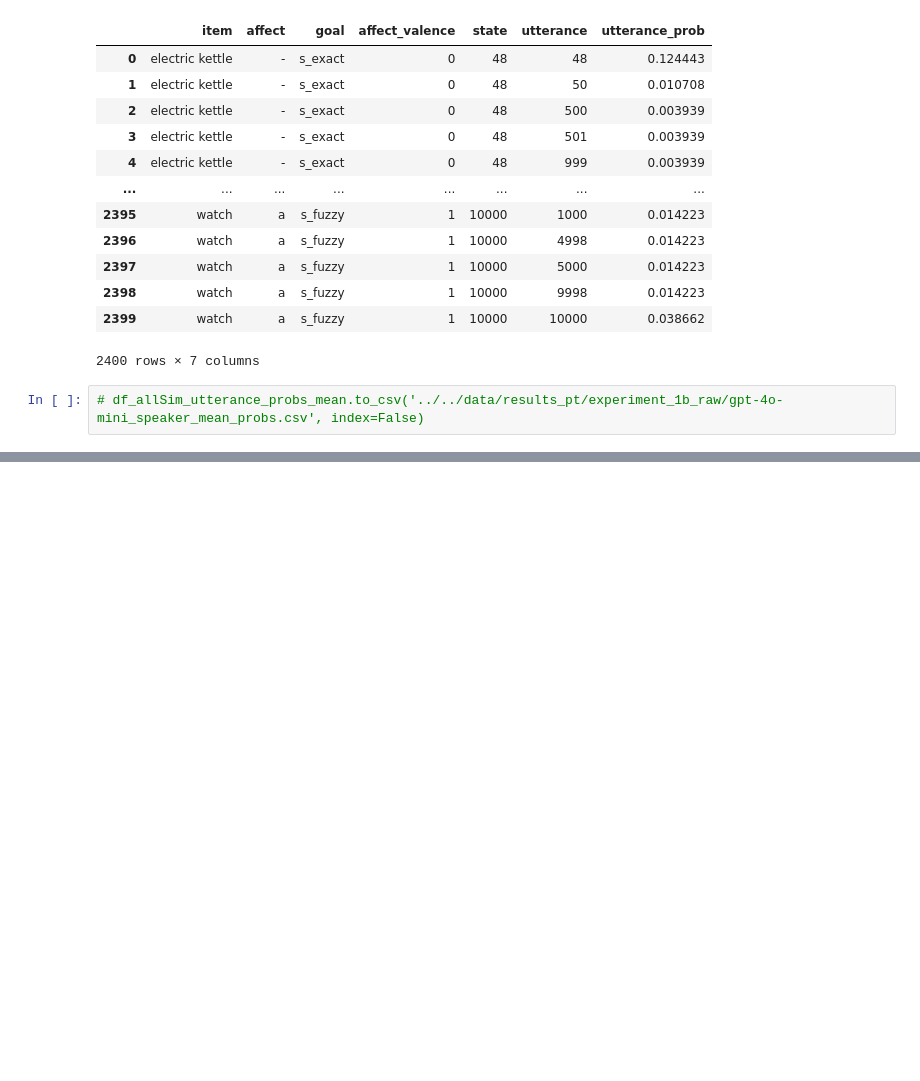
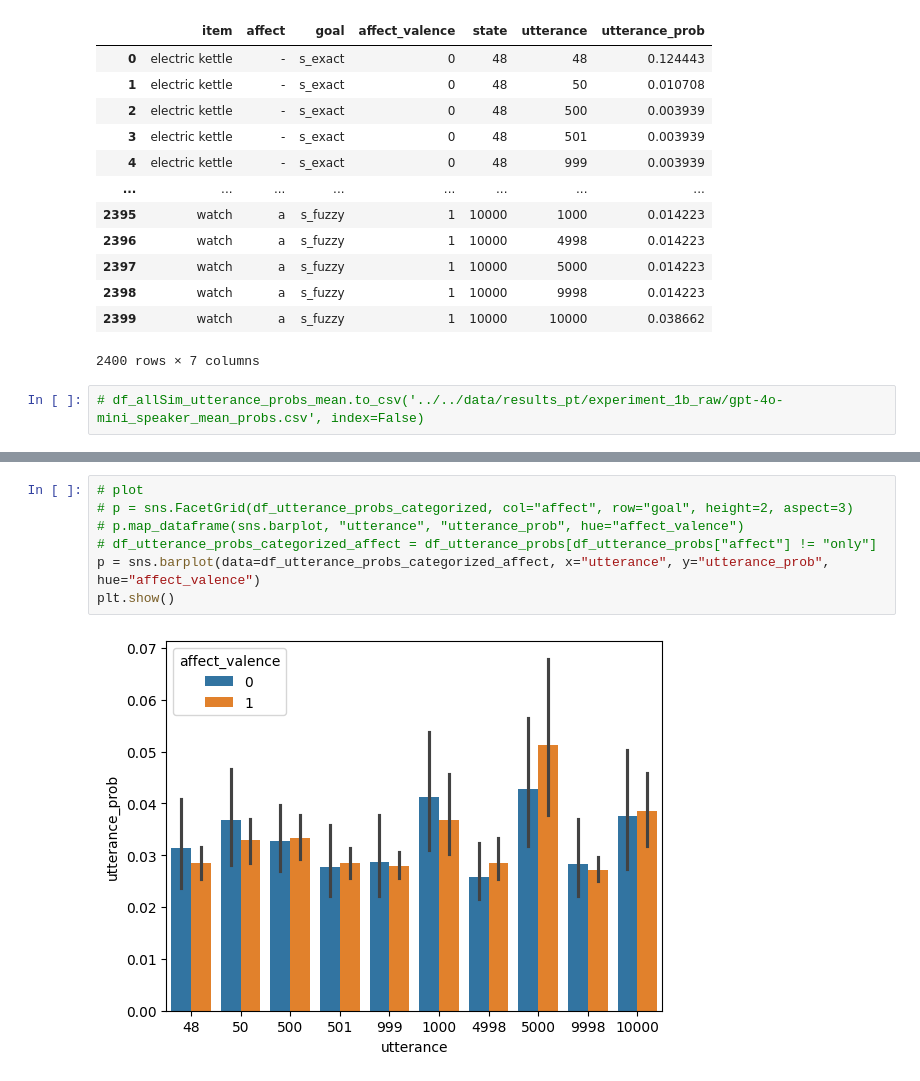
Before and after one commit to polina-tsvilodub/number_interpretation, a Jupyter notebook: code/analysis/analyse_speaker.ipynb, the cells around one changed output, grey strips where cells are left out. Drawn from its saved outputs; the diff is of its cells as text; blank space fills up the shorter version.

```diff
--- a/code/analysis/analyse_speaker.ipynb
+++ b/code/analysis/analyse_speaker.ipynb
@@ -422,0 +452,9 @@ df_allSim_utterance_probs_mean
+# %%
+# plot
+# p = sns.FacetGrid(df_utterance_probs_categorized, col="affect", row="goal", height=2, aspect=3)
+# p.map_dataframe(sns.barplot, "utterance", "utterance_prob", hue="affect_valence")
+# df_utterance_probs_categorized_affect = df_utterance_probs[df_utterance_probs["affect"] != "only"]
+p = sns.barplot(data=df_utterance_probs_categorized_affect, x="utterance", y="utterance_prob", hue="affect_valence")
+plt.show()
+# %% [output]
+[figure, added]
```
Also changed, not shown: parts of 7 cells of this notebook, 22 other files.
